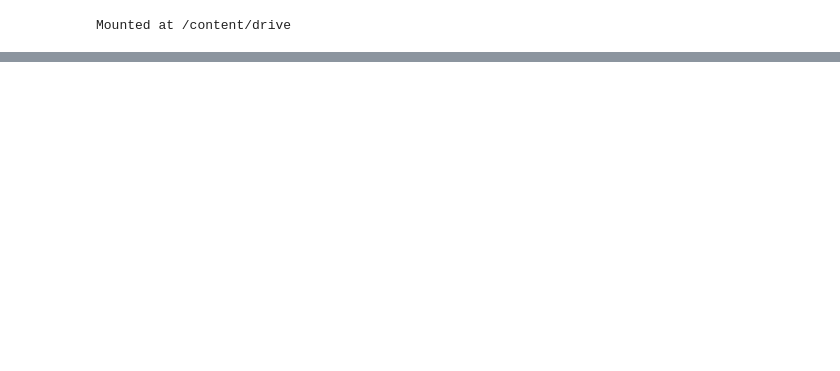
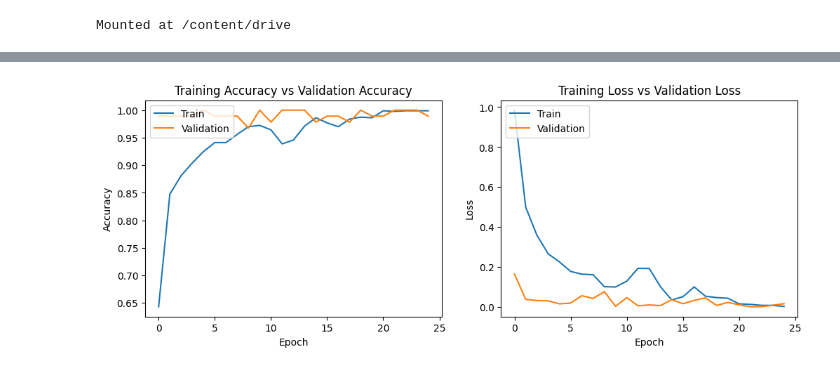
Before and after one commit to Raina-Hardik/PoseTrainer, a Jupyter notebook: VGGTransferLearning.ipynb, the cells around one changed output, grey strips where cells are left out. Saved outputs shown, nothing was run; the diff lists cells and outputs as text; code cells hidden in the pictures; blank space fills up the shorter version.

```diff
--- a/VGGTransferLearning.ipynb
+++ b/VGGTransferLearning.ipynb
@@ -233,0 +27,10 @@ predictions = Dense(107, activation='softmax')(x)
+# %%
+train_dir = '/content/DATASET/TRAIN'
+test_dir = '/content/DATASET/TEST'
+# %%
+train_datagen = ImageDataGenerator(width_shift_range = 0.1,
+                                  horizontal_flip = True,
+                                  rescale = 1./255,
+                                  validation_split = 0.2)
+test_datagen = ImageDataGenerator(rescale =1./255,
+                                 validation_split = 0.2)
@@ -233,0 +53,12 @@ predictions = Dense(107, activation='softmax')(x)
+# %%
+model = tf.keras.Sequential()
+model.add(VGG19(include_top = False,weights = 'imagenet',input_shape= (224,224,3)))
+model.add(Flatten())
+model.add(Dense(5,activation = 'softmax'))
+optimizer = Adam(learning_rate = 0.0001)
+model.compile(loss = "categorical_crossentropy",optimizer = optimizer,metrics = ['accuracy'])
+epochs = 25
+batch_size = 16
+
+model.summary()
+history = model.fit(train_generator, epochs = epochs,validation_data = validation_generator)
@@ -233,0 +101,23 @@ predictions = Dense(107, activation='softmax')(x)
+# %%
+fig , ax = plt.subplots(1,2)
+train_acc = history.history['accuracy']
+train_loss = history.history['loss']
+fig.set_size_inches(12,4)
+
+ax[0].plot(history.history['accuracy'])
+ax[0].plot(history.history['val_accuracy'])
+ax[0].set_title('Training Accuracy vs Validation Accuracy')
+ax[0].set_ylabel('Accuracy')
+ax[0].set_xlabel('Epoch')
+ax[0].legend(['Train', 'Validation'], loc='upper left')
+
+ax[1].plot(history.history['loss'])
+ax[1].plot(history.history['val_loss'])
+ax[1].set_title('Training Loss vs Validation Loss')
+ax[1].set_ylabel('Loss')
+ax[1].set_xlabel('Epoch')
+ax[1].legend(['Train', 'Validation'], loc='upper left')
+
+plt.show()
+# %% [output]
+[figure, added]
```
Also changed, not shown: parts of 37 cells of this notebook, 1 other file.
